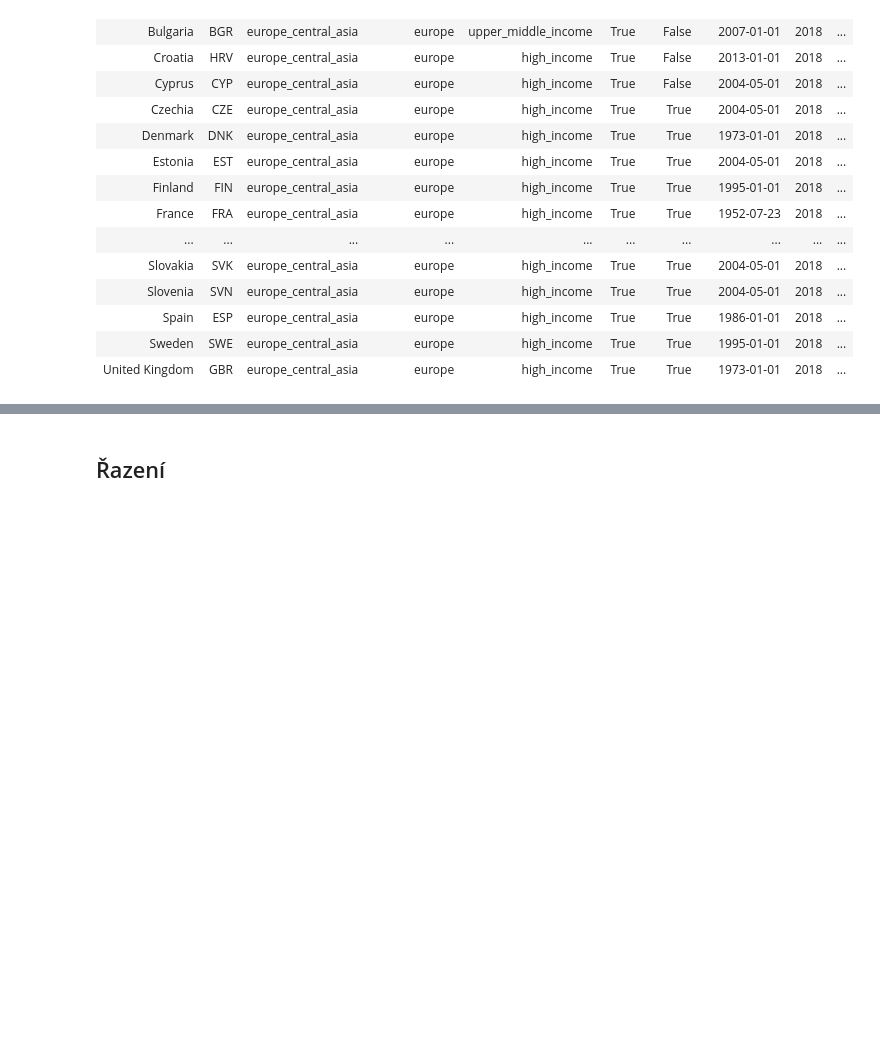
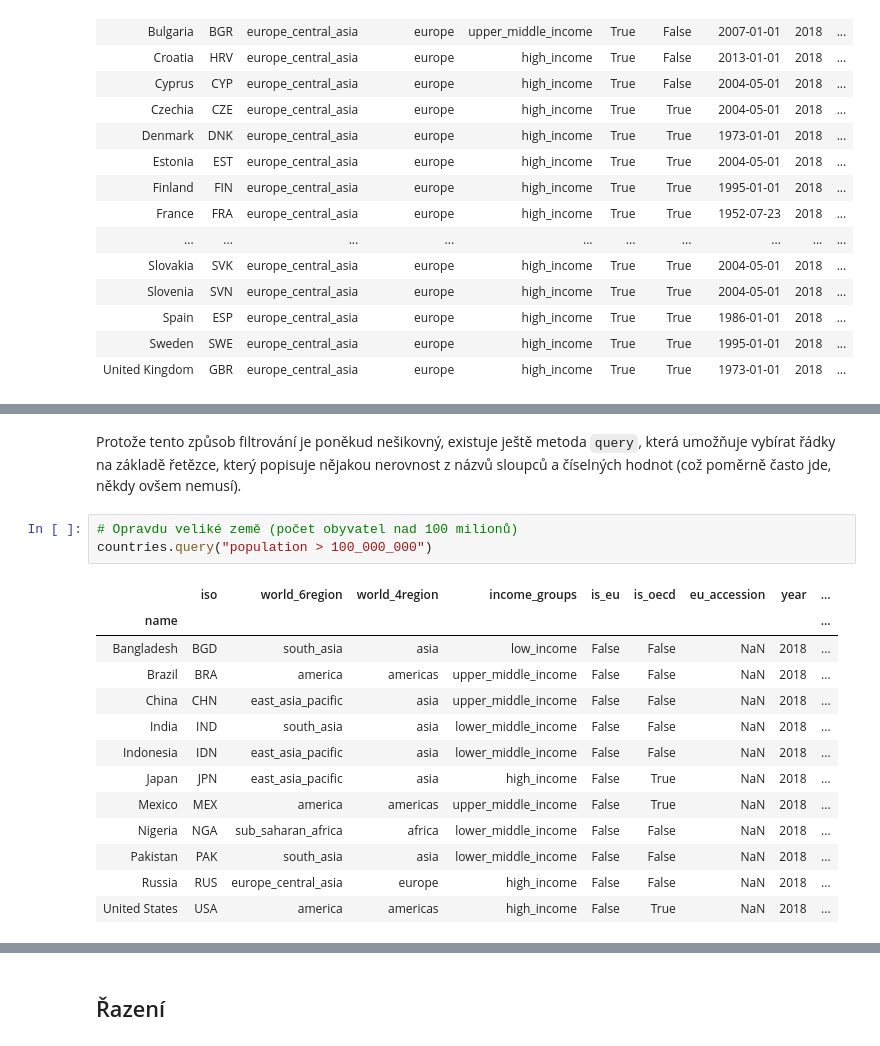
Before and after one commit to janpipek/naucse.python.cz, a Jupyter notebook: lessons/pydata/pandas_types/index.ipynb, the cells around one changed output, grey strips where cells are left out. Cells and saved outputs as stored; diff of their text form; blank space fills up the shorter version.

```diff
--- a/lessons/pydata/pandas_types/index.ipynb
+++ b/lessons/pydata/pandas_types/index.ipynb
@@ -466,0 +790,19 @@ countries.query("is_oecd")
+# %% [markdown]
+Protože tento způsob filtrování je poněkud nešikovný, existuje ještě metoda `query`, která umožňuje vybírat řádky na základě řetězce, který popisuje nějakou nerovnost z názvů sloupců a číselných hodnot (což poměrně často jde, někdy ovšem nemusí).
+# %%
+# Opravdu veliké země (počet obyvatel nad 100 milionů)
+countries.query("population > 100_000_000")
+# %% [output]
+|  | iso | world_6region | world_4region | income_groups | is_eu | is_oecd | eu_accession | year | ... |
+| name |  |  |  |  |  |  |  |  | ... |
+| Bangladesh | BGD | south_asia | asia | low_income | False | False | NaN | 2018 | ... |
+| Brazil | BRA | america | americas | upper_middle_income | False | False | NaN | 2018 | ... |
+| China | CHN | east_asia_pacific | asia | upper_middle_income | False | False | NaN | 2018 | ... |
+| India | IND | south_asia | asia | lower_middle_income | False | False | NaN | 2018 | ... |
+| Indonesia | IDN | east_asia_pacific | asia | lower_middle_income | False | False | NaN | 2018 | ... |
+| Japan | JPN | east_asia_pacific | asia | high_income | False | True | NaN | 2018 | ... |
+| Mexico | MEX | america | americas | upper_middle_income | False | True | NaN | 2018 | ... |
+| Nigeria | NGA | sub_saharan_africa | africa | lower_middle_income | False | False | NaN | 2018 | ... |
+| Pakistan | PAK | south_asia | asia | lower_middle_income | False | False | NaN | 2018 | ... |
+| Russia | RUS | europe_central_asia | europe | high_income | False | False | NaN | 2018 | ... |
+| United States | USA | america | americas | high_income | False | True | NaN | 2018 | ... |
```
Also changed, not shown: parts of 95 cells of this notebook.
